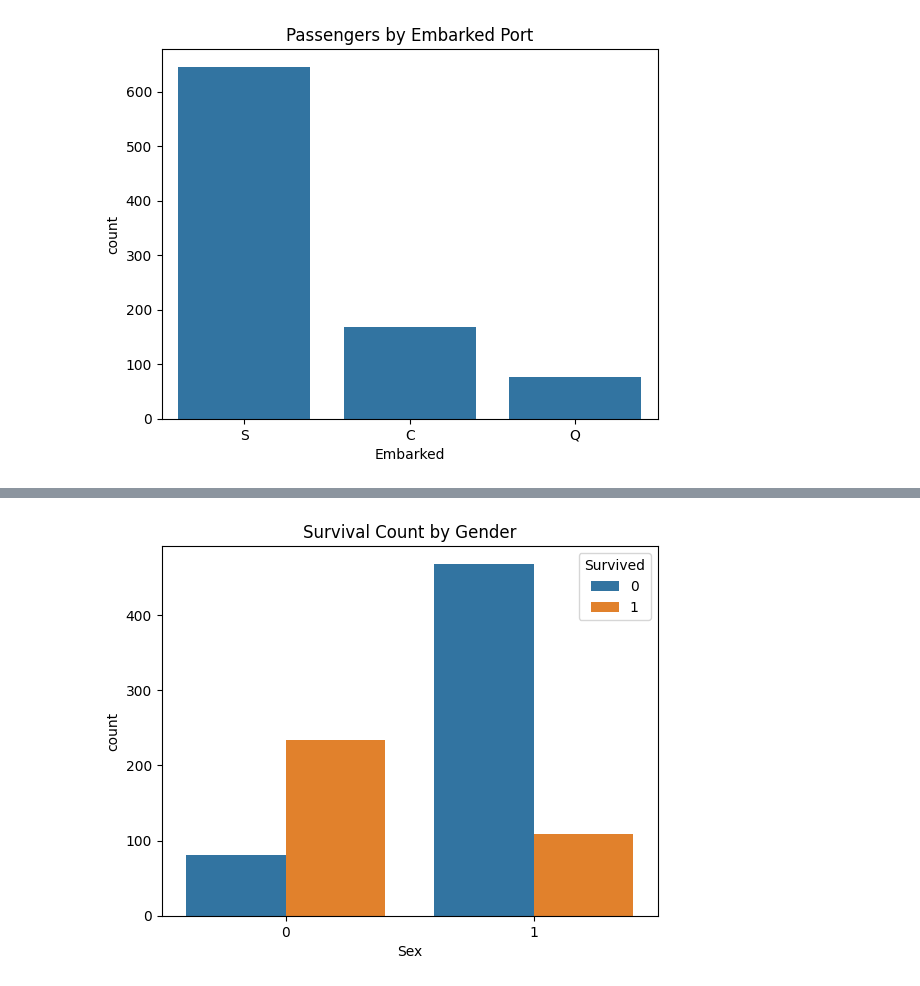
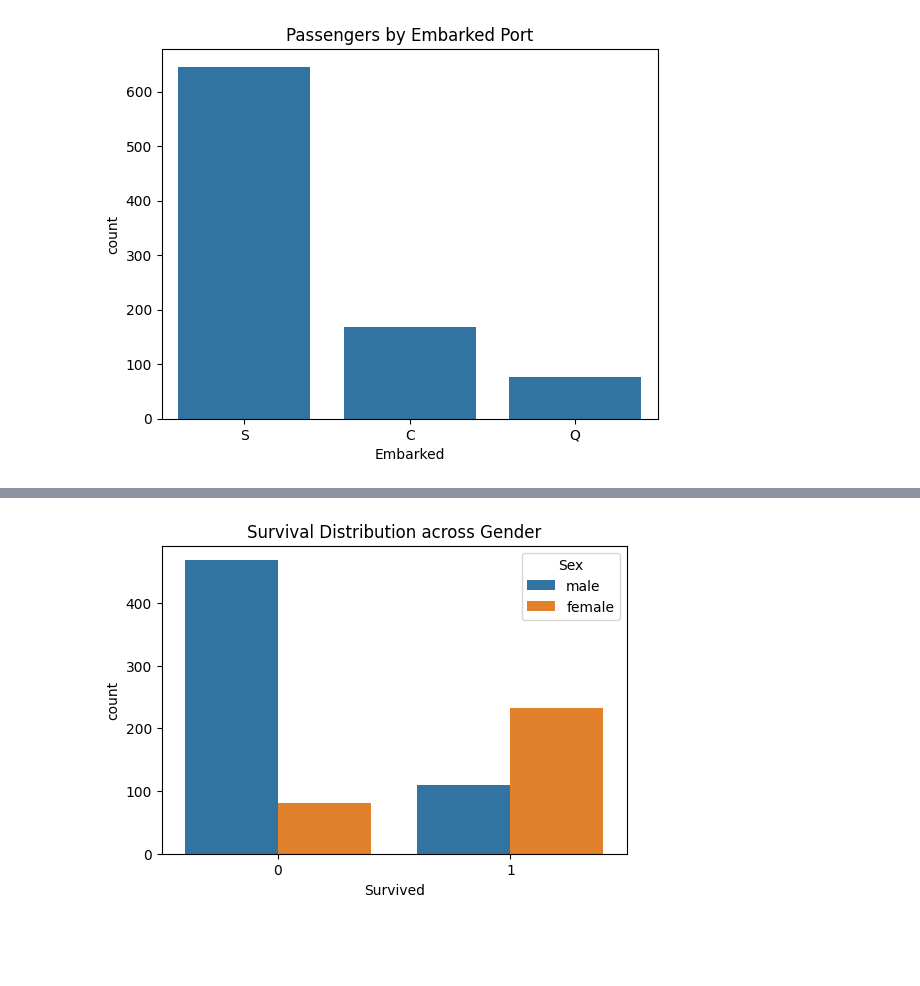
Before and after one commit to radhasolanki4143/web-development, a Jupyter notebook: Untitled1.ipynb, the cells around one changed output, grey strips where cells are left out. Cells and saved outputs as stored; diff of their text form; code cells hidden in the pictures; blank space fills up the shorter version.

```diff
--- a/Untitled1.ipynb
+++ b/Untitled1.ipynb
@@ -67,6 +92,7 @@ data.drop(['Name', 'Ticket', 'Cabin'], axis=1, inplace=True)
 # %%
+from sklearn.metrics import label_ranking_loss
 from sklearn.preprocessing import LabelEncoder
+LabelEncoder = LabelEncoder()
+data['Sex']=LabelEncoder.fit_transform(data['Sex'])
 
-le = LabelEncoder()
-data['Sex'] = le.fit_transform(data['Sex'])
-data['Embarked'] = le.fit_transform(data['Embarked'])
+data.head()
@@ -73,7 +126,7 @@ data['Embarked'] = le.fit_transform(data['Embarked'])
 # %%
-plt.figure()
-sns.countplot(x='Sex', hue='Survived', data=data)
-plt.title("Survival Count by Gender")
+plt.figure(figsize=(6,4))
+sns.countplot(x='Survived', hue='Sex', data=data)
+plt.title("Survival Distribution across Gender")
 plt.show()
 # %% [output]
-[figure, old version]
+[figure, new version]
```
Also changed, not shown: parts of 22 cells of this notebook.
